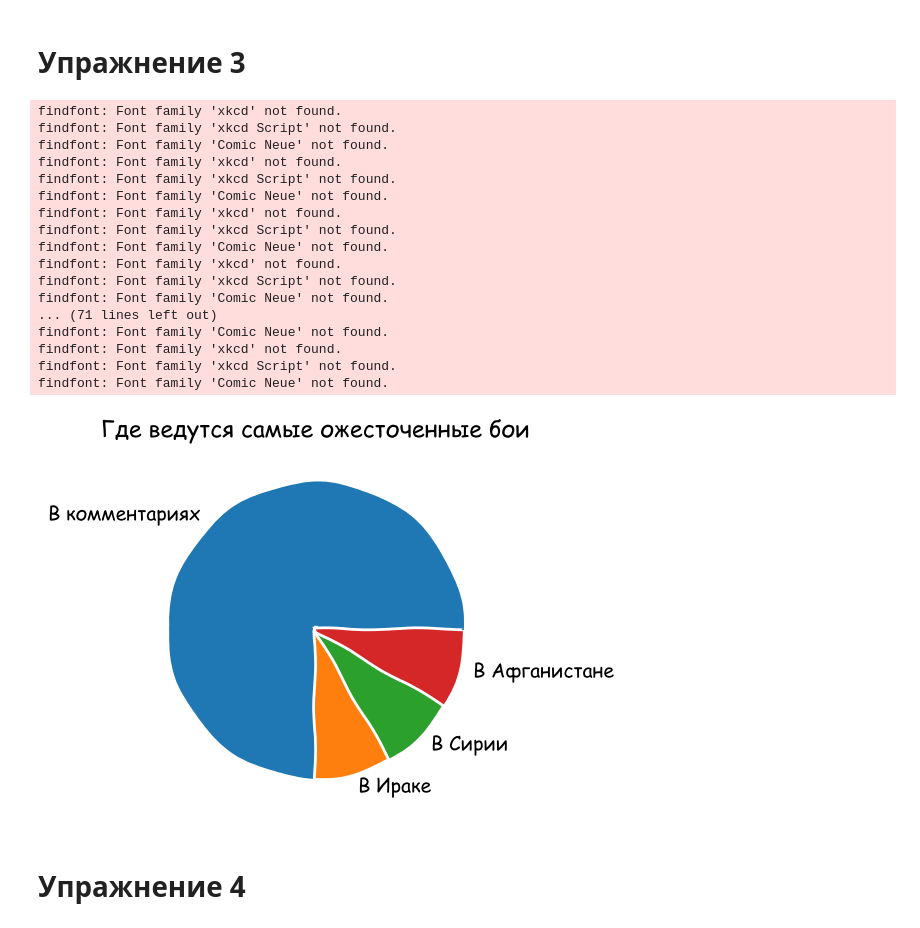
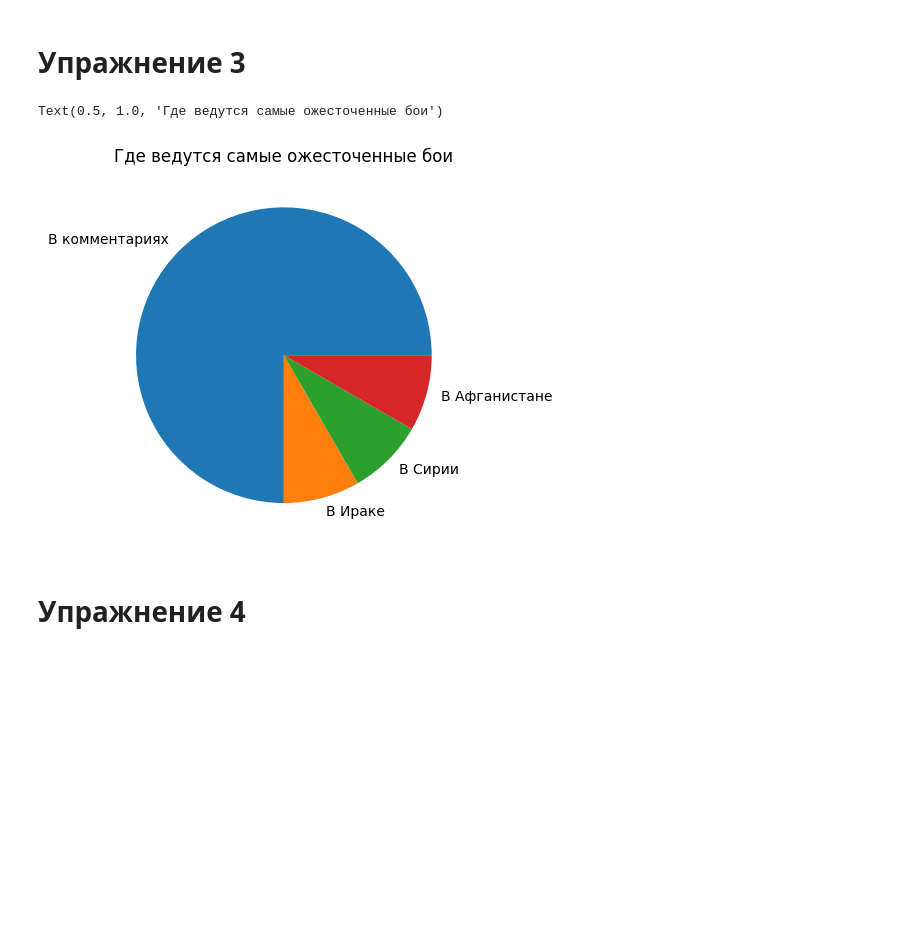
Before and after one commit to replicaCortex/Keres, a Jupyter notebook: ML/1HomeWork.ipynb, the cells around one changed output. Cells and saved outputs as stored; diff of their text form; code cells hidden in the pictures; blank space fills up the shorter version.

```diff
--- a/ML/1HomeWork.ipynb
+++ b/ML/1HomeWork.ipynb
@@ -39,28 +41,11 @@ plt.show()
 # %% [markdown]
 # Упражнение 3
 # %%
-with plt.xkcd():
-    plt.pie([90, 10, 10, 10], labels=('В комментариях', 'В Ираке', 'В Сирии', 'В Афганистане'))
-    plt.title('Где ведутся самые ожесточенные бои')
+plt.pie([90, 10, 10, 10], labels=('В комментариях', 'В Ираке', 'В Сирии', 'В Афганистане'))
+plt.title('Где ведутся самые ожесточенные бои')
 # %% [output]
-findfont: Font family 'xkcd' not found.
-findfont: Font family 'xkcd Script' not found.
-findfont: Font family 'Comic Neue' not found.
-findfont: Font family 'xkcd' not found.
-findfont: Font family 'xkcd Script' not found.
-findfont: Font family 'Comic Neue' not found.
-findfont: Font family 'xkcd' not found.
-findfont: Font family 'xkcd Script' not found.
-findfont: Font family 'Comic Neue' not found.
-findfont: Font family 'xkcd' not found.
-findfont: Font family 'xkcd Script' not found.
-findfont: Font family 'Comic Neue' not found.
-... (71 lines left out)
-findfont: Font family 'Comic Neue' not found.
-findfont: Font family 'xkcd' not found.
-findfont: Font family 'xkcd Script' not found.
-findfont: Font family 'Comic Neue' not found.
+Text(0.5, 1.0, 'Где ведутся самые ожесточенные бои')
-[figure, old version]
+[figure, new version]
 # %% [markdown]
 # Упражнение 4
 # %%
```
Also changed, not shown: parts of 3 cells of this notebook.
